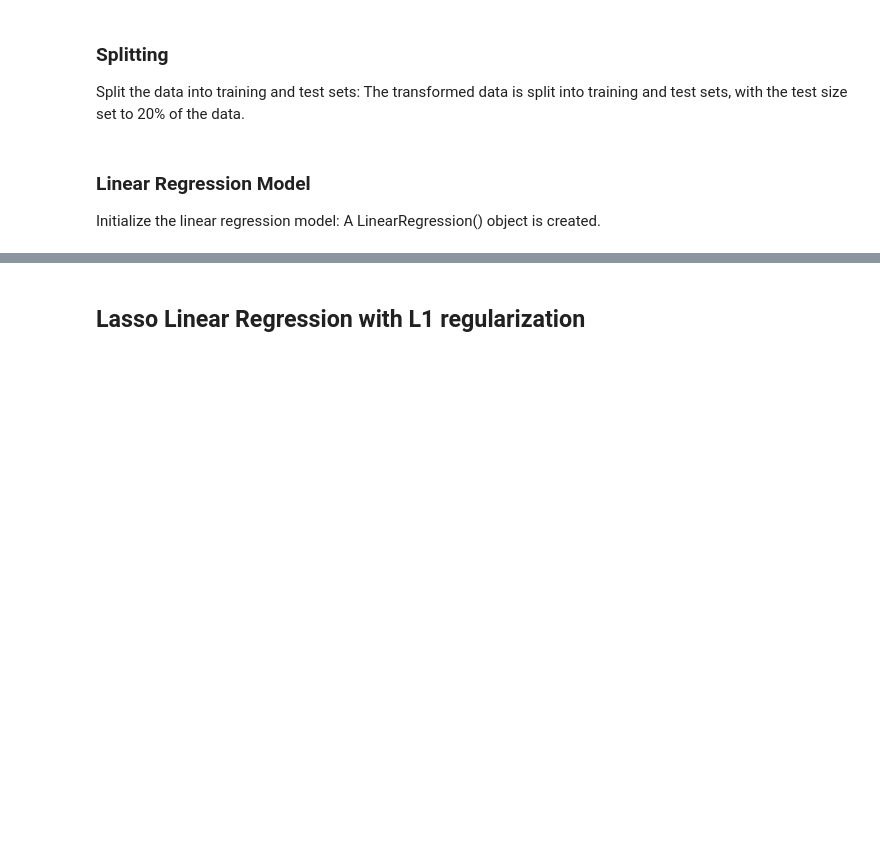
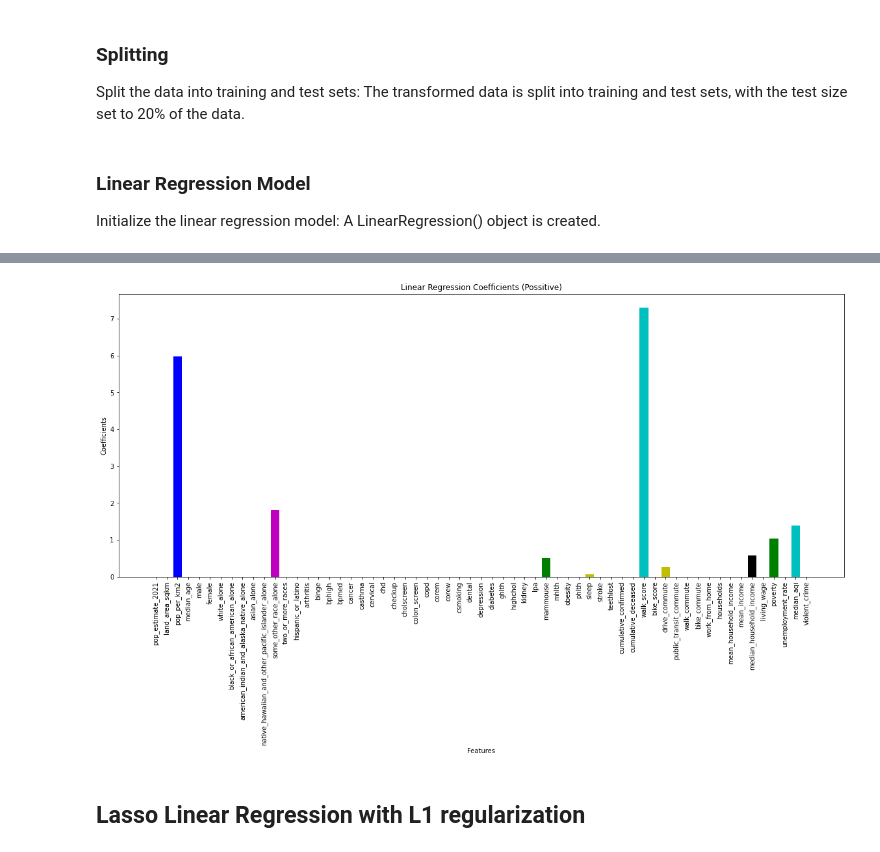
Before and after one commit to chanellee/Walkable-Cities, a Jupyter notebook: data_sources/Model.ipynb, the cells around one changed output, grey strips where cells are left out. Saved outputs shown, nothing was run; the diff lists cells and outputs as text; code cells hidden in the pictures; blank space fills up the shorter version.

```diff
--- a/data_sources/Model.ipynb
+++ b/data_sources/Model.ipynb
@@ -261,3 +281,27 @@ hispanic_or_latino: 0.26827597296412153
+# %%
+# Get the linear regression coefficients
+coefs = reg.coef_
+
+# Only select the positive coefficients
+positive_coefs_1 = [coef for coef in coefs  if coef >= 0]
+
+# Get the feature names of the positive coefficients
+positive_feature_names = [feature_names[i] for i, coef in enumerate(coefs) if coef >= 0]
+
+# Set the figure size
+plt.figure(figsize=(20,8))
+
+# Create a bar plot of the positive coefficients
+plt.bar(positive_feature_names, positive_coefs_1, color=['r','g','b','c','m','y','k'])
+plt.xlabel("Features")
+plt.ylabel("Coefficients")
+plt.title('Linear Regression Coefficients (Possitive)')
+plt.xticks(rotation=90)
+
+# Show the plot
+plt.show()
+# %% [output]
+[figure, added]
 # %% [markdown]
 ## Lasso Linear Regression with L1 regularization
 # %%
```
Also changed, not shown: parts of 10 cells of this notebook.
